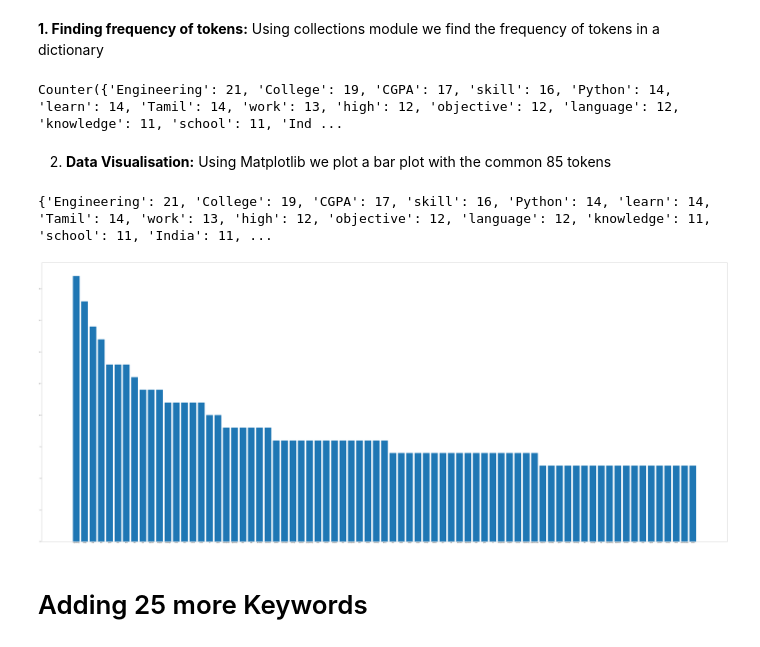
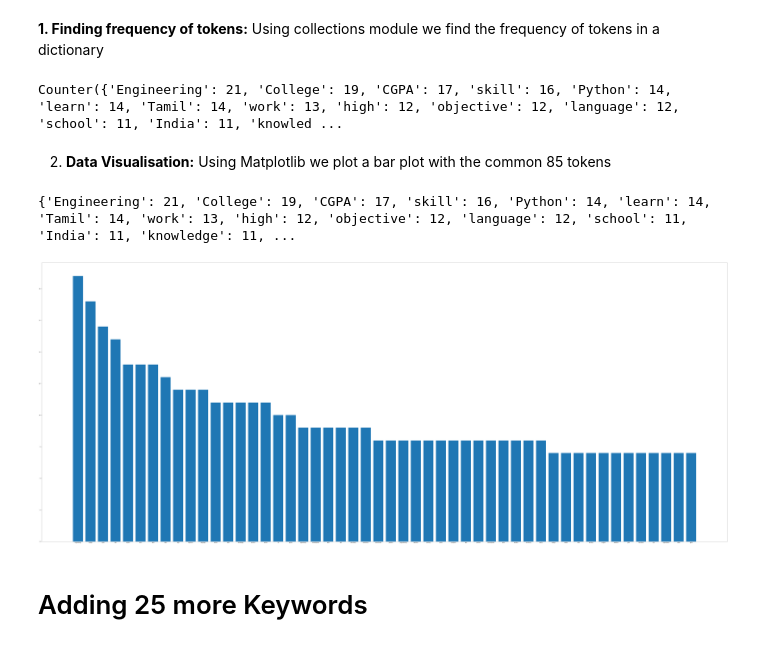
Before and after one commit to DiptarkaRoy/CV-reader, a Jupyter notebook: CV-Analyser.ipynb, the cells around one changed output. Cells and saved outputs as stored; diff of their text form; code cells hidden in the pictures.

Commit message:
Kaggle Notebook | CV-Analyser | Version 5

```diff
--- a/CV-Analyser.ipynb
+++ b/CV-Analyser.ipynb
@@ -48,0 +53,24 @@ text
+# %%
+from PyPDF2 import PdfReader
+from sklearn.model_selection import train_test_split
+from sklearn.linear_model import LogisticRegression
+from sklearn.model_selection import GridSearchCV
+from sklearn.model_selection import cross_val_score
+import torch
+import transformers as ppb
+import warnings
+warnings.filterwarnings('ignore')
+
+# For DistilBERT:
+model_class, tokenizer_class, pretrained_weights = (ppb.DistilBertModel, ppb.DistilBertTokenizer, 'distilbert-base-uncased')
+
+## Want BERT instead of distilBERT? Uncomment the following line:
+#model_class, tokenizer_class, pretrained_weights = (ppb.BertModel, ppb.BertTokenizer, 'bert-base-uncased')
+
+# Load pretrained model/tokenizer
+tokenizer = tokenizer_class.from_pretrained(pretrained_weights)
+model = model_class.from_pretrained(pretrained_weights)
+reader = PdfReader("/kaggle/input/cvresume/debika_piriya_dharmalingam - debika piriya.pdf")
+
+text=reader.pages[0].extract_text()
+text
@@ -88,11 +121,19 @@ In this section, we do the following
 2. Tokenise each of them using the create_tokens() function.
 3. Print them.
 # %%
+import pandas as pd
+df=pd.DataFrame()
+tokenized=[]
 for file in files:
-    print('\n'+file+'\n')
+#     print('\n'+file+'\n')
     reader = PdfReader(file)
     text=reader.pages[0].extract_text()
     doc=nlp(text)
     tokens=create_tokens(doc)
-    print(tokens)
+    tokenized=pd.Series(tokenizer.encode(tokens, add_special_tokens=True))
+#     print(tokenized)
+    data={'File':file,'Tokens':tokenized}
+    df=df.append(data,ignore_index = True)
+
+df.head(len(files))
 # %% [output]
@@ -135,26 +176,26 @@ frequency= collections.Counter(all_tokens)
 
 print(frequency)
 # %% [output]
-Counter({'Engineering': 21, 'College': 19, 'CGPA': 17, 'skill': 16, 'Python': 14, 'learn': 14, 'Tamil': 14, 'work': 13, 'high': 12, 'objective': 12, 'language': 12, 'knowledge': 11, 'school': 11, 'Ind ...
+Counter({'Engineering': 21, 'College': 19, 'CGPA': 17, 'skill': 16, 'Python': 14, 'learn': 14, 'Tamil': 14, 'work': 13, 'high': 12, 'objective': 12, 'language': 12, 'school': 11, 'India': 11, 'knowled ...
 # %% [markdown]
 2. **Data Visualisation:**
 Using Matplotlib we plot a bar plot with the common 85 tokens
 # %%
 import matplotlib.pyplot as plt
 
 plt.rcParams["figure.figsize"] = (120,50)
 
-common_frequency=dict(frequency.most_common(75))
+common_frequency=dict(frequency.most_common(50))
 print(common_frequency)
 
 keys=list(common_frequency.keys())
 values=list(common_frequency.values())
 
 plt.bar(range(len(common_frequency)),values, tick_label=keys)
 plt.show()
 # %% [output]
-{'Engineering': 21, 'College': 19, 'CGPA': 17, 'skill': 16, 'Python': 14, 'learn': 14, 'Tamil': 14, 'work': 13, 'high': 12, 'objective': 12, 'language': 12, 'knowledge': 11, 'school': 11, 'India': 11, ...
+{'Engineering': 21, 'College': 19, 'CGPA': 17, 'skill': 16, 'Python': 14, 'learn': 14, 'Tamil': 14, 'work': 13, 'high': 12, 'objective': 12, 'language': 12, 'school': 11, 'India': 11, 'knowledge': 11, ...
-[figure, old version]
+[figure, new version]
 # %% [markdown]
 # Adding 25 more Keywords
 # %% [markdown]
```
Also changed, not shown: parts of 10 cells of this notebook.
